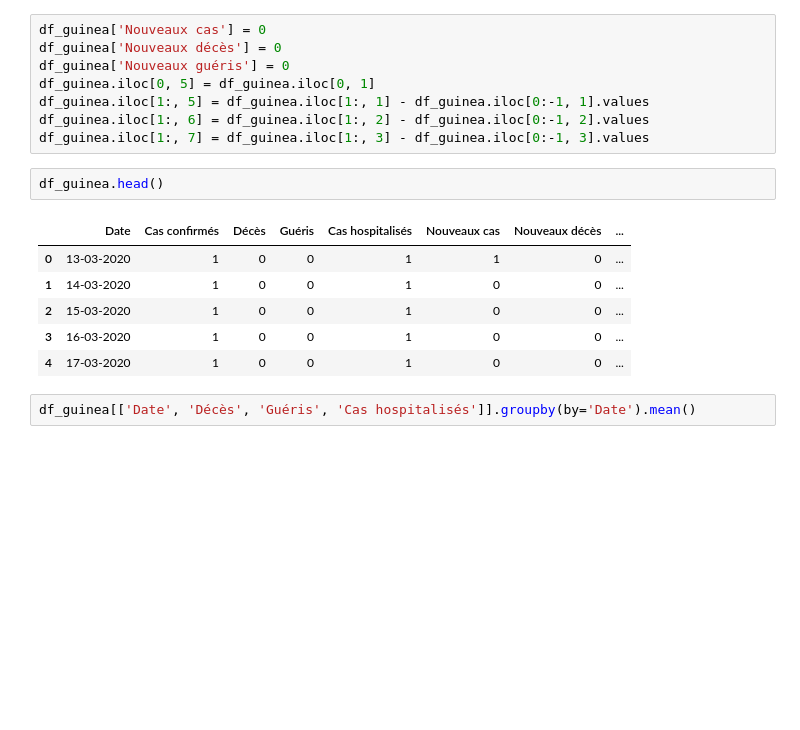
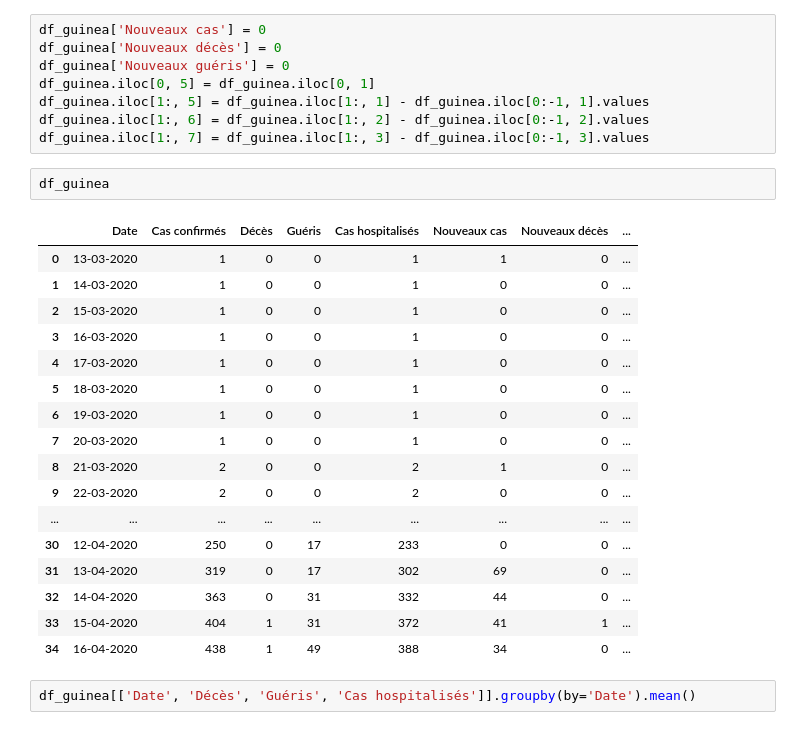
Before and after one commit to ATidiane/Covid-19-Guinea, a Jupyter notebook: notebooks/covid-19-dashboards.ipynb, the cells around one changed output. Drawn from its saved outputs; the diff is of its cells as text; blank space fills up the shorter version.

```diff
--- a/notebooks/covid-19-dashboards.ipynb
+++ b/notebooks/covid-19-dashboards.ipynb
@@ -123,14 +123,25 @@ df_guinea.iloc[1:, 5] = df_guinea.iloc[1:, 1] - df_guinea.iloc[0:-1, 1].values
 df_guinea.iloc[1:, 6] = df_guinea.iloc[1:, 2] - df_guinea.iloc[0:-1, 2].values
 df_guinea.iloc[1:, 7] = df_guinea.iloc[1:, 3] - df_guinea.iloc[0:-1, 3].values
 # %%
-df_guinea.head()
+df_guinea
 # %% [output]
 |  | Date | Cas confirmés | Décès | Guéris | Cas hospitalisés | Nouveaux cas | Nouveaux décès | ... |
 | 0 | 13-03-2020 | 1 | 0 | 0 | 1 | 1 | 0 | ... |
 | 1 | 14-03-2020 | 1 | 0 | 0 | 1 | 0 | 0 | ... |
 | 2 | 15-03-2020 | 1 | 0 | 0 | 1 | 0 | 0 | ... |
 | 3 | 16-03-2020 | 1 | 0 | 0 | 1 | 0 | 0 | ... |
 | 4 | 17-03-2020 | 1 | 0 | 0 | 1 | 0 | 0 | ... |
+| 5 | 18-03-2020 | 1 | 0 | 0 | 1 | 0 | 0 | ... |
+| 6 | 19-03-2020 | 1 | 0 | 0 | 1 | 0 | 0 | ... |
+| 7 | 20-03-2020 | 1 | 0 | 0 | 1 | 0 | 0 | ... |
+| 8 | 21-03-2020 | 2 | 0 | 0 | 2 | 1 | 0 | ... |
+| 9 | 22-03-2020 | 2 | 0 | 0 | 2 | 0 | 0 | ... |
+| ... | ... | ... | ... | ... | ... | ... | ... | ... |
+| 30 | 12-04-2020 | 250 | 0 | 17 | 233 | 0 | 0 | ... |
+| 31 | 13-04-2020 | 319 | 0 | 17 | 302 | 69 | 0 | ... |
+| 32 | 14-04-2020 | 363 | 0 | 31 | 332 | 44 | 0 | ... |
+| 33 | 15-04-2020 | 404 | 1 | 31 | 372 | 41 | 1 | ... |
+| 34 | 16-04-2020 | 438 | 1 | 49 | 388 | 34 | 0 | ... |
 # %%
 df_guinea[['Date', 'Décès', 'Guéris', 'Cas hospitalisés']].groupby(by='Date').mean()
 # %% [output]
```
Also changed, not shown: 1 other file.
